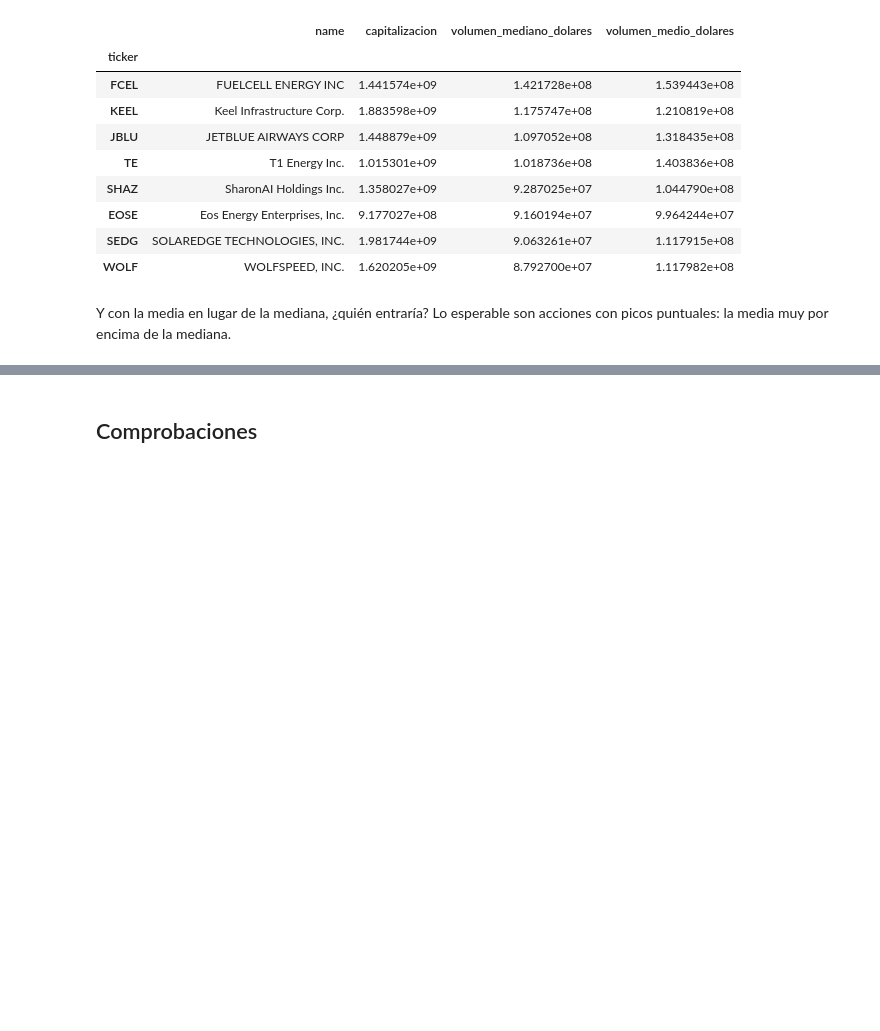
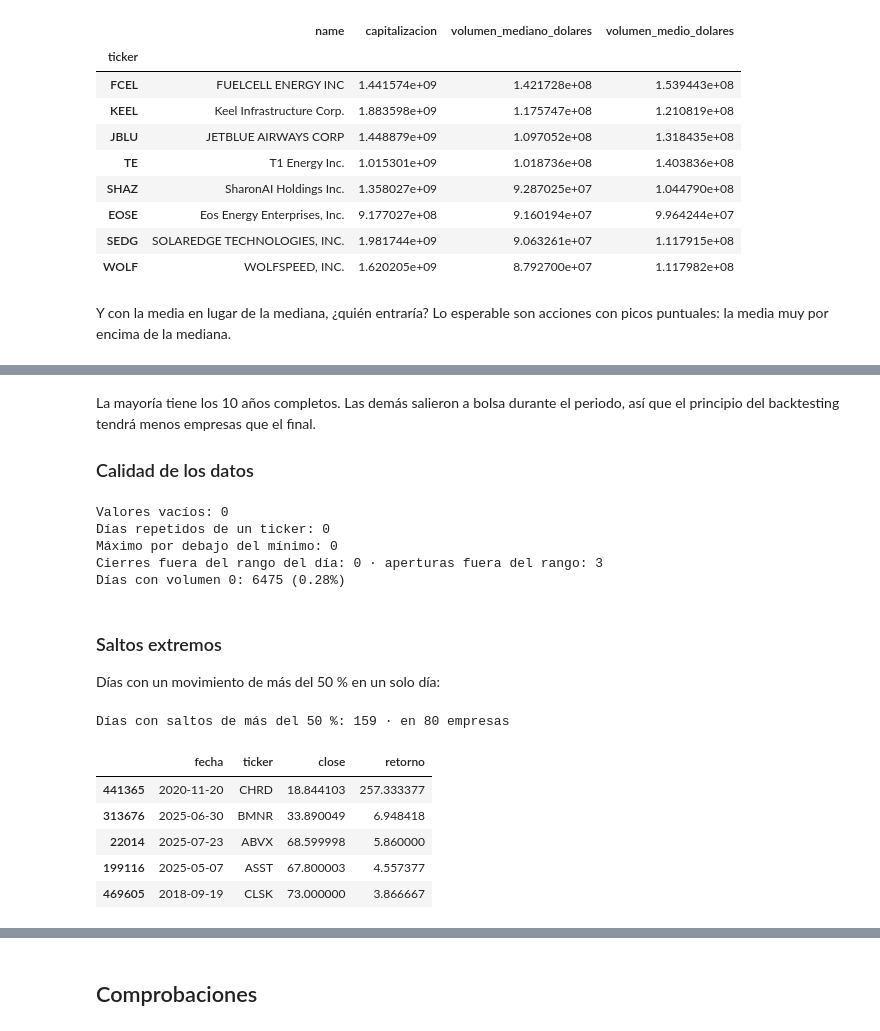
Before and after one commit to lucas-t-miguel/Screener-eeuu, a Jupyter notebook: 02_precios_y_recorte.ipynb, the cells around one changed output, grey strips where cells are left out. Saved outputs shown, nothing was run; the diff lists cells and outputs as text; code cells hidden in the pictures; blank space fills up the shorter version.

```diff
--- a/02_precios_y_recorte.ipynb
+++ b/02_precios_y_recorte.ipynb
@@ -505,0 +544,17 @@ Name: count, dtype: int64
+# %%
+HISTORICO_INICIO = "2016-10-10"
+HISTORICO_FIN = "2026-10-10"   # no incluida: el último día es el 9 oct 2026
+ruta_historico = CARPETA_CACHE / "precios_historicos.parquet"
+
+if ruta_historico.exists():
+    precios_historicos = pd.read_parquet(ruta_historico)
+    print("Leído de caché:", ruta_historico.name)
+else:
+    inicio_descarga = time.time()
+    precios_historicos = descargar_precios_en_lotes(universo_recortado["ticker"].tolist(), HISTORICO_INICIO, HISTORICO_FIN, ajustados=True)
+    precios_historicos.to_parquet(ruta_historico, index=False)
+    print(f"Descargado en {time.time() - inicio_descarga:.0f} s y guardado en {ruta_historico.name}")
+
+precios_historicos = precios_historicos.sort_values(["ticker", "fecha"]).reset_index(drop=True)
+print("Filas:", len(precios_historicos), "· Tickers:", precios_historicos["ticker"].nunique())
+print("Fechas:", precios_historicos["fecha"].min().date(), "→", precios_historicos["fecha"].max().date())
@@ -505,0 +593,42 @@ Name: count, dtype: int64
+# %% [markdown]
+La mayoría tiene los 10 años completos. Las demás salieron a bolsa durante el periodo, así que el principio del backtesting tendrá menos empresas que el final.
+
+### Calidad de los datos
+# %%
+print("Valores vacíos:", precios_historicos.isna().sum().sum())
+print("Días repetidos de un ticker:", precios_historicos.duplicated(subset=["fecha", "ticker"]).sum())
+print("Máximo por debajo del mínimo:", (precios_historicos["high"] < precios_historicos["low"]).sum())
+
+
+def dias_fuera_de_rango(columna: str) -> int:
+    """Días en que el precio de la columna queda por encima del máximo o por debajo del mínimo (con margen de redondeo)."""
+    por_encima = precios_historicos[columna] > precios_historicos["high"] * (1 + 1e-9)
+    por_debajo = precios_historicos[columna] < precios_historicos["low"] * (1 - 1e-9)
+    return (por_encima | por_debajo).sum()
+
+
+print("Cierres fuera del rango del día:", dias_fuera_de_rango("close"), "· aperturas fuera del rango:", dias_fuera_de_rango("open"))
+print("Días con volumen 0:", (precios_historicos["volume"] == 0).sum(), f"({(precios_historicos['volume'] == 0).mean():.2%})")
+# %% [output]
+Valores vacíos: 0
+Días repetidos de un ticker: 0
+Máximo por debajo del mínimo: 0
+Cierres fuera del rango del día: 0 · aperturas fuera del rango: 3
+Días con volumen 0: 6475 (0.28%)
+# %% [markdown]
+### Saltos extremos
+
+Días con un movimiento de más del 50 % en un solo día:
+# %%
+precios_historicos["retorno"] = precios_historicos.groupby("ticker")["close"].pct_change()
+saltos = precios_historicos[precios_historicos["retorno"].abs() > 0.5]
+print("Días con saltos de más del 50 %:", len(saltos), "· en", saltos["ticker"].nunique(), "empresas")
+saltos.nlargest(5, "retorno")[["fecha", "ticker", "close", "retorno"]]
+# %% [output]
+Días con saltos de más del 50 %: 159 · en 80 empresas
+|  | fecha | ticker | close | retorno |
+| 441365 | 2020-11-20 | CHRD | 18.844103 | 257.333377 |
+| 313676 | 2025-06-30 | BMNR | 33.890049 | 6.948418 |
+| 22014 | 2025-07-23 | ABVX | 68.599998 | 5.860000 |
+| 199116 | 2025-05-07 | ASST | 67.800003 | 4.557377 |
+| 469605 | 2018-09-19 | CLSK | 73.000000 | 3.866667 |
```
Also changed, not shown: parts of 20 cells of this notebook, 1 other file.
